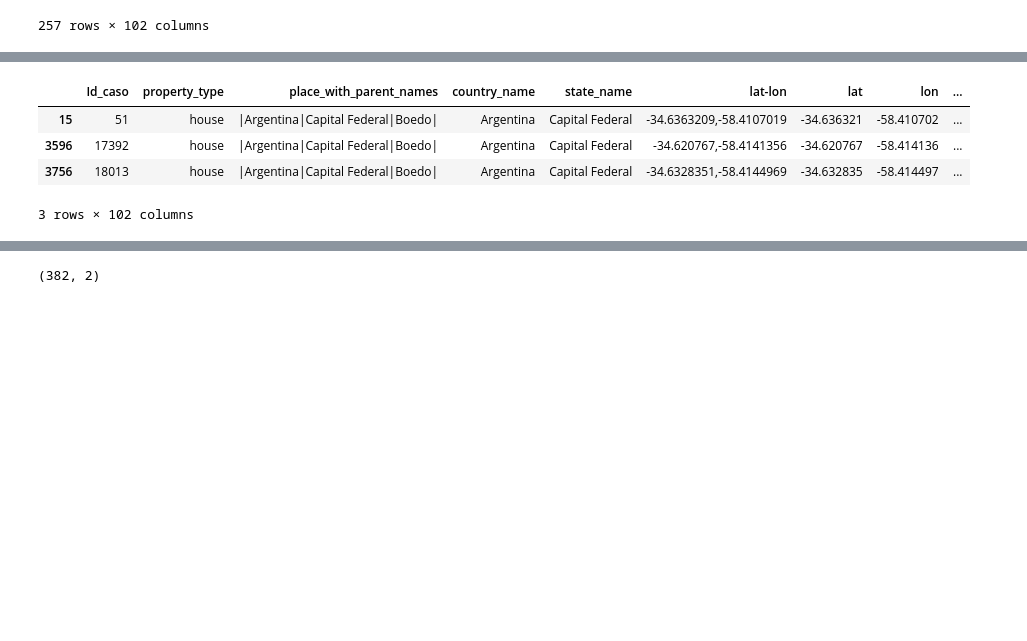
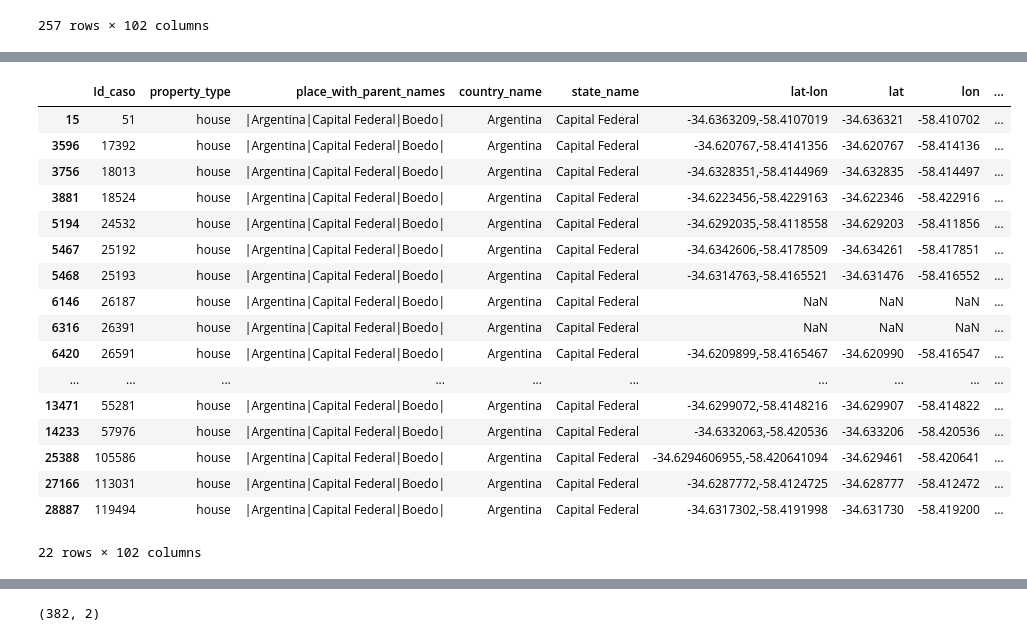
Before and after one commit to mauriciomem/DH_DS_desafio_2_properati, a Jupyter notebook: final.ipynb, the cells around one changed output, grey strips where cells are left out. Drawn from its saved outputs; the diff is of its cells as text; code cells hidden in the pictures; blank space fills up the shorter version.

```diff
--- a/final.ipynb
+++ b/final.ipynb
@@ -717,13 +743,26 @@ data = data.append(df_final1)
 # %%
 # valido
 mask_place_name = data.place_name == 'Boedo'
 mask_property_type = data.property_type == 'house'
-data.loc[mask_place_name&mask_property_type].head(3)
+data.loc[mask_place_name&mask_property_type]
 # %% [output]
 |  | Id_caso | property_type | place_with_parent_names | country_name | state_name | lat-lon | lat | lon | ... |
 | 15 | 51 | house | |Argentina|Capital Federal|Boedo| | Argentina | Capital Federal | -34.6363209,-58.4107019 | -34.636321 | -58.410702 | ... |
 | 3596 | 17392 | house | |Argentina|Capital Federal|Boedo| | Argentina | Capital Federal | -34.620767,-58.4141356 | -34.620767 | -58.414136 | ... |
 | 3756 | 18013 | house | |Argentina|Capital Federal|Boedo| | Argentina | Capital Federal | -34.6328351,-58.4144969 | -34.632835 | -58.414497 | ... |
+| 3881 | 18524 | house | |Argentina|Capital Federal|Boedo| | Argentina | Capital Federal | -34.6223456,-58.4229163 | -34.622346 | -58.422916 | ... |
+| 5194 | 24532 | house | |Argentina|Capital Federal|Boedo| | Argentina | Capital Federal | -34.6292035,-58.4118558 | -34.629203 | -58.411856 | ... |
+| 5467 | 25192 | house | |Argentina|Capital Federal|Boedo| | Argentina | Capital Federal | -34.6342606,-58.4178509 | -34.634261 | -58.417851 | ... |
+| 5468 | 25193 | house | |Argentina|Capital Federal|Boedo| | Argentina | Capital Federal | -34.6314763,-58.4165521 | -34.631476 | -58.416552 | ... |
+| 6146 | 26187 | house | |Argentina|Capital Federal|Boedo| | Argentina | Capital Federal | NaN | NaN | NaN | ... |
+| 6316 | 26391 | house | |Argentina|Capital Federal|Boedo| | Argentina | Capital Federal | NaN | NaN | NaN | ... |
+| 6420 | 26591 | house | |Argentina|Capital Federal|Boedo| | Argentina | Capital Federal | -34.6209899,-58.4165467 | -34.620990 | -58.416547 | ... |
+| ... | ... | ... | ... | ... | ... | ... | ... | ... | ... |
+| 13471 | 55281 | house | |Argentina|Capital Federal|Boedo| | Argentina | Capital Federal | -34.6299072,-58.4148216 | -34.629907 | -58.414822 | ... |
+| 14233 | 57976 | house | |Argentina|Capital Federal|Boedo| | Argentina | Capital Federal | -34.6332063,-58.420536 | -34.633206 | -58.420536 | ... |
+| 25388 | 105586 | house | |Argentina|Capital Federal|Boedo| | Argentina | Capital Federal | -34.6294606955,-58.420641094 | -34.629461 | -58.420641 | ... |
+| 27166 | 113031 | house | |Argentina|Capital Federal|Boedo| | Argentina | Capital Federal | -34.6287772,-58.4124725 | -34.628777 | -58.412472 | ... |
+| 28887 | 119494 | house | |Argentina|Capital Federal|Boedo| | Argentina | Capital Federal | -34.6317302,-58.4191998 | -34.631730 | -58.419200 | ... |
-3 rows × 102 columns
+22 rows × 102 columns
 # %%
 # San Cristobal Departamento
```
Also changed, not shown: parts of 20 cells of this notebook.
